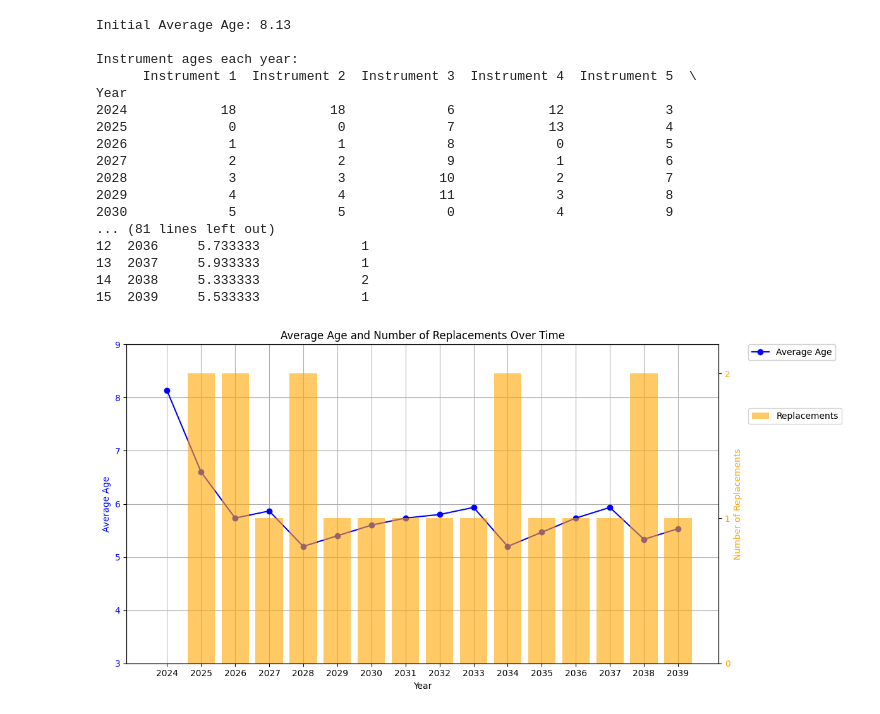
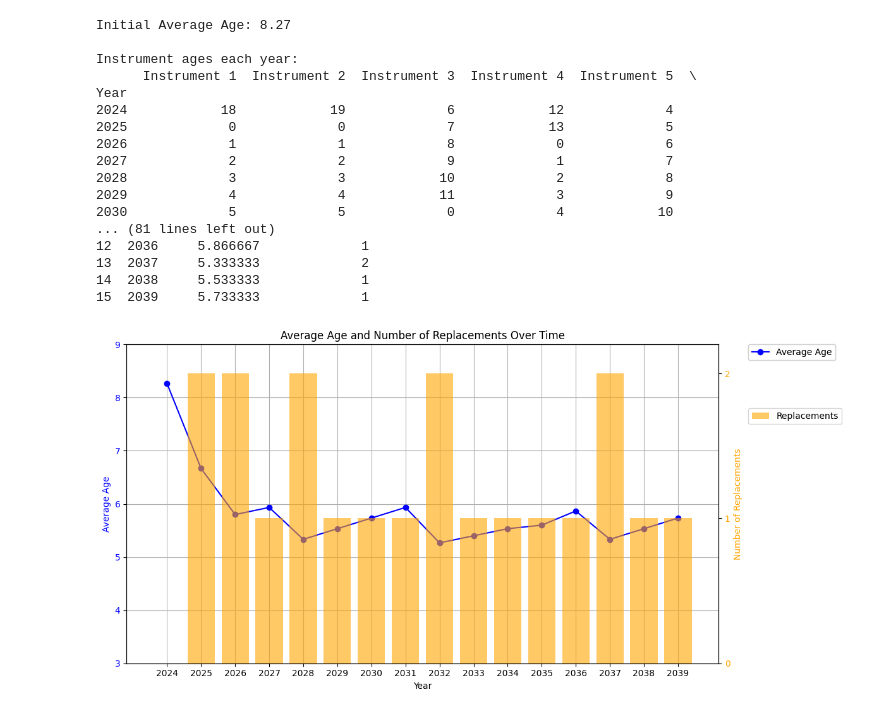
Before and after one commit to vzloy/facility, a Jupyter notebook: facility_model.ipynb, the cells around one changed output. Saved outputs shown, nothing was run; the diff lists cells and outputs as text; code cells hidden in the pictures.

```diff
--- a/facility_model.ipynb
+++ b/facility_model.ipynb
@@ -6,26 +6,7 @@ from matplotlib.ticker import MaxNLocator
 import pandas as pd
 
 # Initial ages of the instruments
-instruments = [18, 18, 6, 12, 3, 3, 10, 4, 7, 12, 0, 9, 8, 6, 6]
-
-"""
-XX3	18 r
-XX4	18 r
-XX6	6
-XX1	12
-XX2	3
-XX3	3
-XX1	10 r
-XX1	4
-XX1	7
-XX1	12
-XX1	0
-XX3	9
-XX4-X	8
-XX5	6
-XX6	6
-
-"""
+instruments = [18, 19, 6, 12, 4, 3, 10, 4, 5, 12, 3, 9, 7, 7, 5]
 
 # Duration of the simulation in years
 years = 15
@@ -102,43 +83,43 @@ ax1.set_xlabel('Year')
 ax1.set_ylabel('Average Age', color='blue')
 ax1.tick_params(axis='y', labelcolor='blue')
 ax1.set_xticks(year_labels)
 ax1.set_ylim(3, 9)  # Set y-axis range from 3 to 9 years
 ax1.grid(True)
 
 # Create a secondary y-axis for replacements
 ax2 = ax1.twinx()
 ax2.bar(year_labels, replacements_count, color='orange', alpha=0.6, label='Replacements')
 ax2.set_ylabel('Number of Replacements', color='orange')
 ax2.tick_params(axis='y', labelcolor='orange')
 ax2.yaxis.set_major_locator(MaxNLocator(integer=True))
 ax2.set_ylim(0, 2.2)  # Set replacement y-axis range from 0 to 2
 
 # Add legends outside the grid
 ax1_legend = ax1.legend(loc='upper left', bbox_to_anchor=(1.05, 1), borderaxespad=0)
 ax2_legend = ax2.legend(loc='upper left', bbox_to_anchor=(1.05, 0.8), borderaxespad=0)
 
 # Add both legends to the figure
 fig.add_artist(ax1_legend)
 
 plt.title('Average Age and Number of Replacements Over Time')
 plt.tight_layout()
 plt.show()
 # %% [output]
-Initial Average Age: 8.13
+Initial Average Age: 8.27
 
 Instrument ages each year:
       Instrument 1  Instrument 2  Instrument 3  Instrument 4  Instrument 5  \
 Year
-2024            18            18             6            12             3
-2025             0             0             7            13             4
-2026             1             1             8             0             5
-2027             2             2             9             1             6
-2028             3             3            10             2             7
-2029             4             4            11             3             8
-2030             5             5             0             4             9
+2024            18            19             6            12             4
+2025             0             0             7            13             5
+2026             1             1             8             0             6
+2027             2             2             9             1             7
+2028             3             3            10             2             8
+2029             4             4            11             3             9
+2030             5             5             0             4            10
 ... (81 lines left out)
-12  2036     5.733333             1
-13  2037     5.933333             1
-14  2038     5.333333             2
-15  2039     5.533333             1
+12  2036     5.866667             1
+13  2037     5.333333             2
+14  2038     5.533333             1
+15  2039     5.733333             1
-[figure, old version]
+[figure, new version]
```
